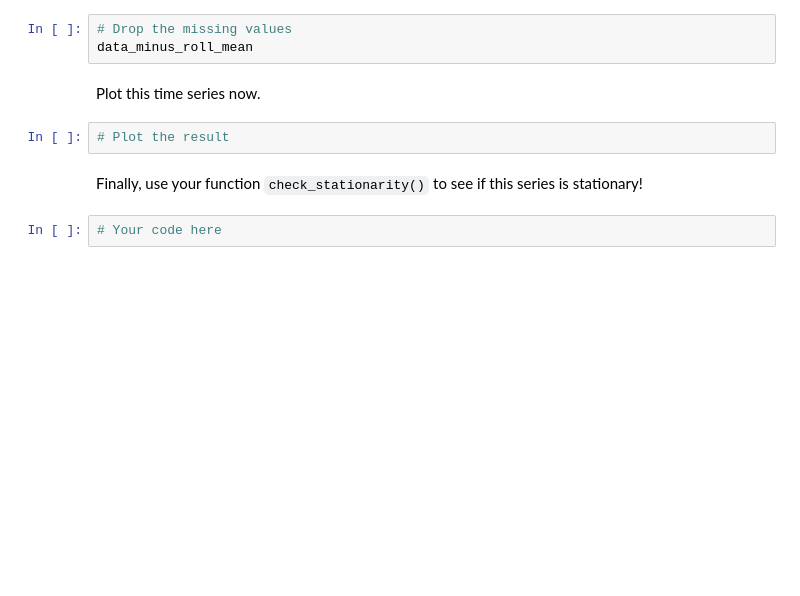
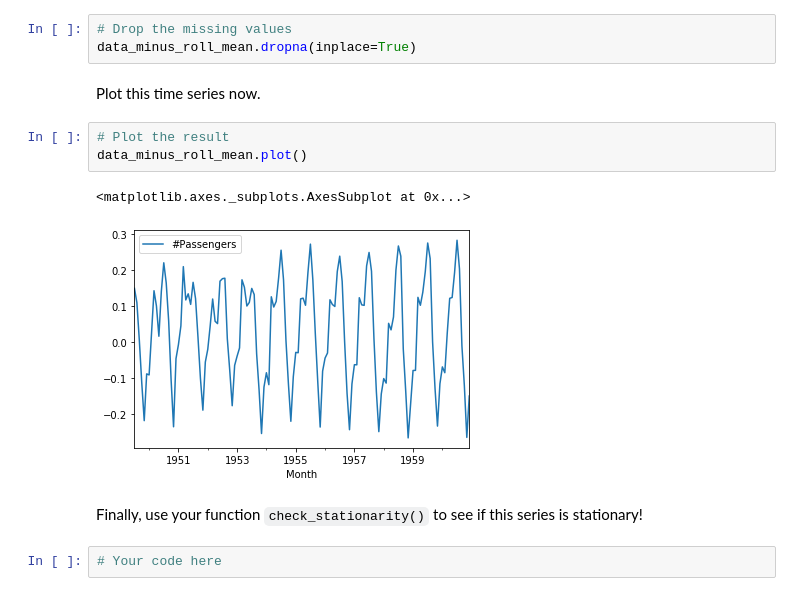
Before and after one commit to daveajstearns/dsc-removing-trends-lab-nyc-ds-021720, a Jupyter notebook: index.ipynb, the cells around one changed output. Drawn from its saved outputs; the diff is of its cells as text; blank space fills up the shorter version.

```diff
--- a/index.ipynb
+++ b/index.ipynb
@@ -183,11 +183,15 @@ data_minus_roll_mean.head(10)
 Drop the missing values from this time series.
 # %%
 # Drop the missing values
-data_minus_roll_mean
+data_minus_roll_mean.dropna(inplace=True)
 # %% [markdown]
 Plot this time series now.
 # %%
 # Plot the result
+data_minus_roll_mean.plot()
+# %% [output]
+<matplotlib.axes._subplots.AxesSubplot at 0x...>
+[figure, added]
 # %% [markdown]
 Finally, use your function `check_stationarity()` to see if this series is stationary!
 # %%
```
